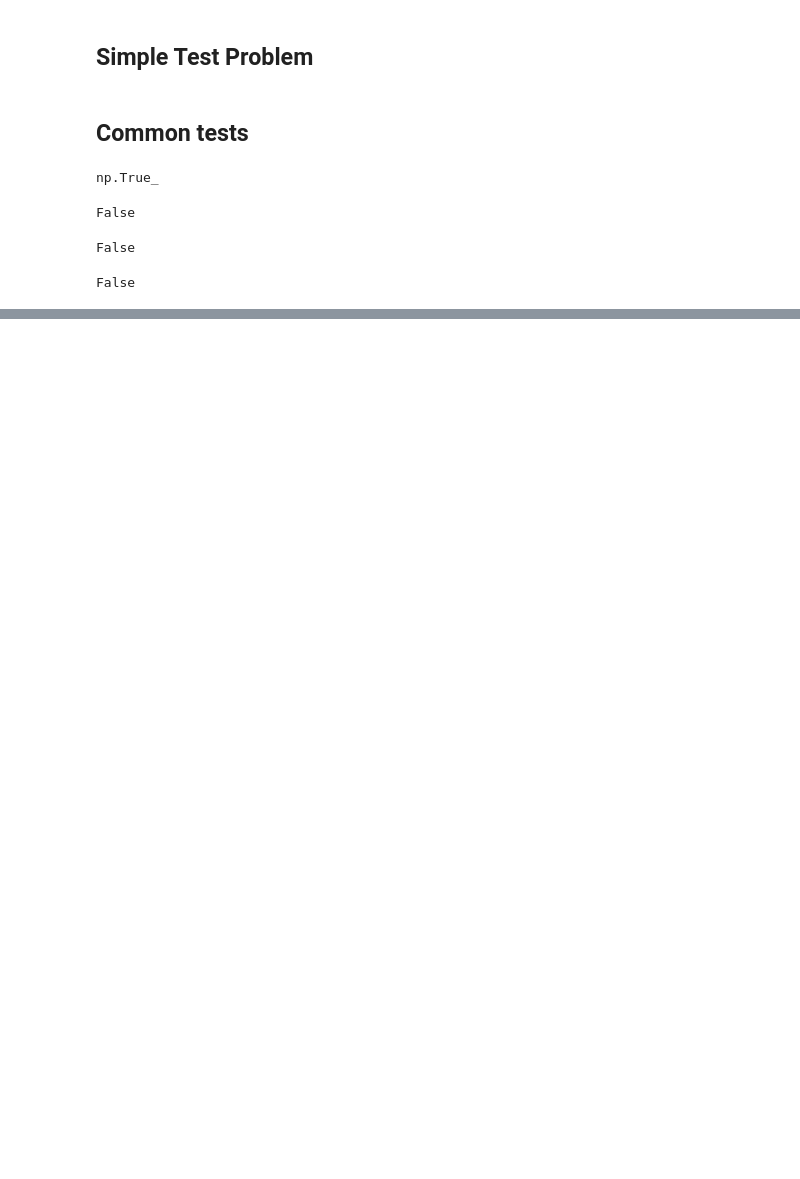
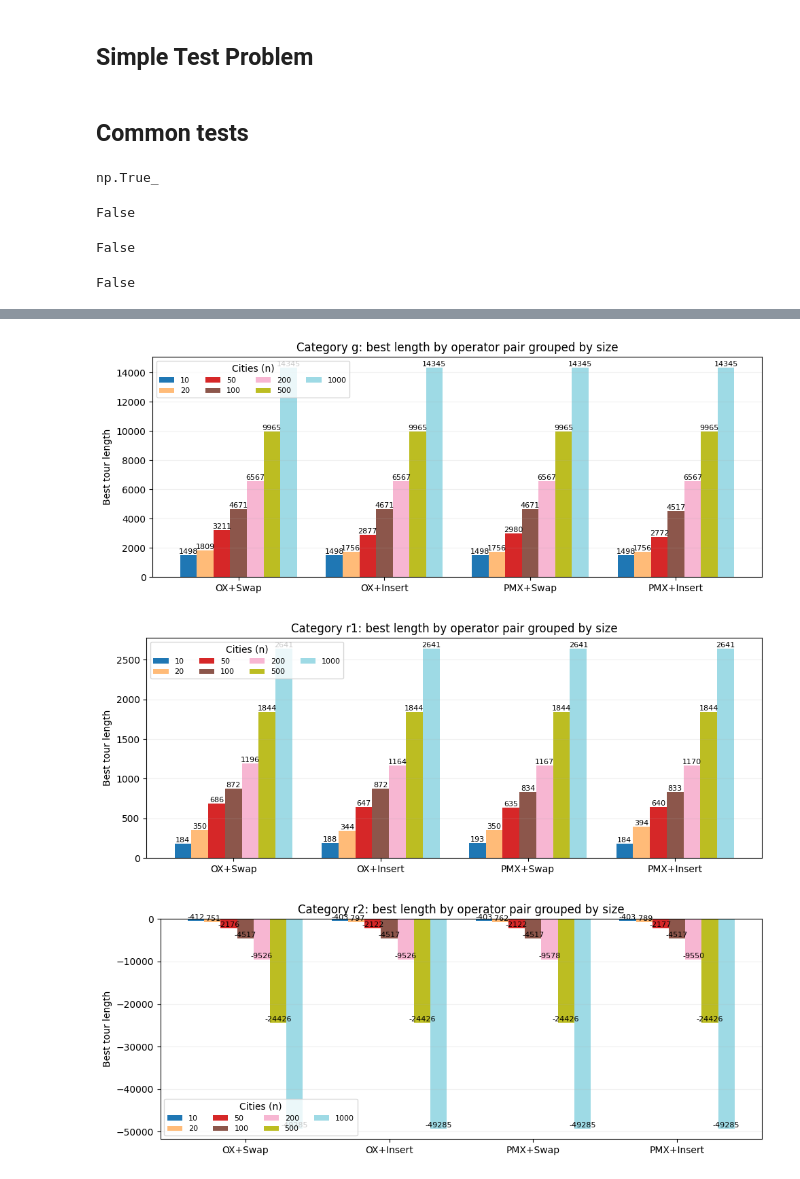
Before and after one commit to MikiMarconi/CI2025_lab2, a Jupyter notebook: tsp.ipynb, the cells around one changed output, grey strips where cells are left out. Drawn from its saved outputs; the diff is of its cells as text; code cells hidden in the pictures; blank space fills up the shorter version.

```diff
--- a/tsp.ipynb
+++ b/tsp.ipynb
@@ -286,0 +283,43 @@ r2-1000 | PMX+Insert -> best=-49284.95, time=64.8s (pop=180, gen=500)
+# %%
+if not results:
+    raise RuntimeError("No results found. Run the experiment loop first.")
+
+PAIRS = [f"{cx}+{mut}" for cx in CROSSOVERS.keys() for mut in MUTATIONS.keys()]
+CATS = ["g", "r1", "r2"]
+
+idx = {}
+for r in results:
+    key = (r["category"], r["size"], f"{r['crossover']}+{r['mutation']}")
+    idx[key] = r["best_len"]
+
+for cat in CATS:
+    sizes = sorted({r["size"] for r in results if r["category"] == cat})
+    if not sizes:
+        continue
+
+    x = np.arange(len(PAIRS))
+    m = len(sizes)
+    bar_w = 0.8 / m
+    cmap = plt.get_cmap("tab20", m)
+    colors = {s: cmap(i) for i, s in enumerate(sizes)}
+
+    plt.figure(figsize=(10, 4))
+    for j, s in enumerate(sizes):
+        heights = [idx.get((cat, s, p), np.nan) for p in PAIRS]
+        offset = (j - (m - 1) / 2) * bar_w
+        bars = plt.bar(x + offset, heights, width=bar_w, label=f"{s}", color=colors[s])
+        for b, v in zip(bars, heights):
+            if not np.isnan(v):
+                plt.text(b.get_x() + b.get_width()/2, v, f"{v:.0f}", ha="center", va="bottom", fontsize=8)
+
+    plt.xticks(x, PAIRS, rotation=0)
+    plt.ylabel("Best tour length")
+    plt.title(f"Category {cat}: best length by operator pair grouped by size")
+    plt.legend(title="Cities (n)", ncol=min(4, m), fontsize=8)
+    plt.grid(axis="y", alpha=0.2)
+    plt.tight_layout()
+    plt.show()
+# %% [output]
+[figure, added]
+[figure, added]
+[figure, added]
```
Also changed, not shown: parts of 5 cells of this notebook, 1 other file.
